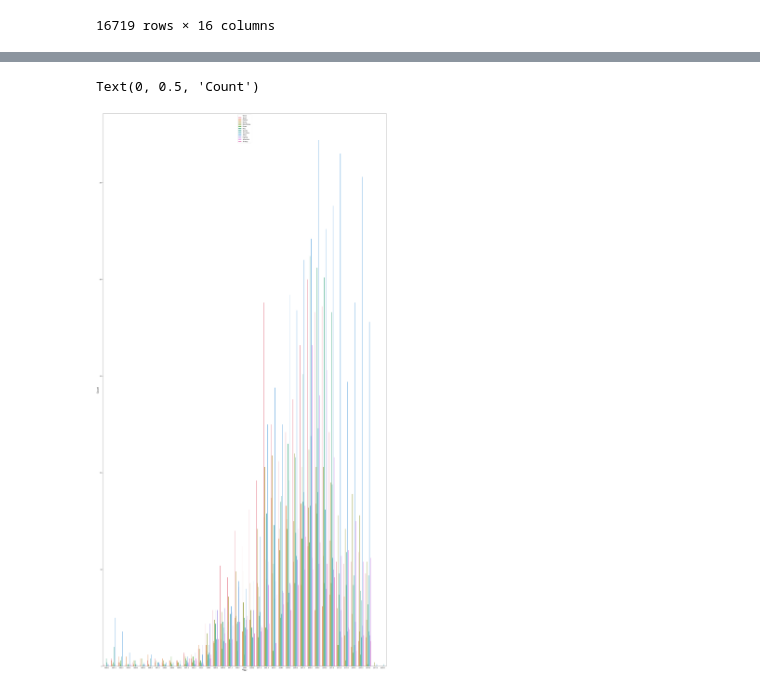
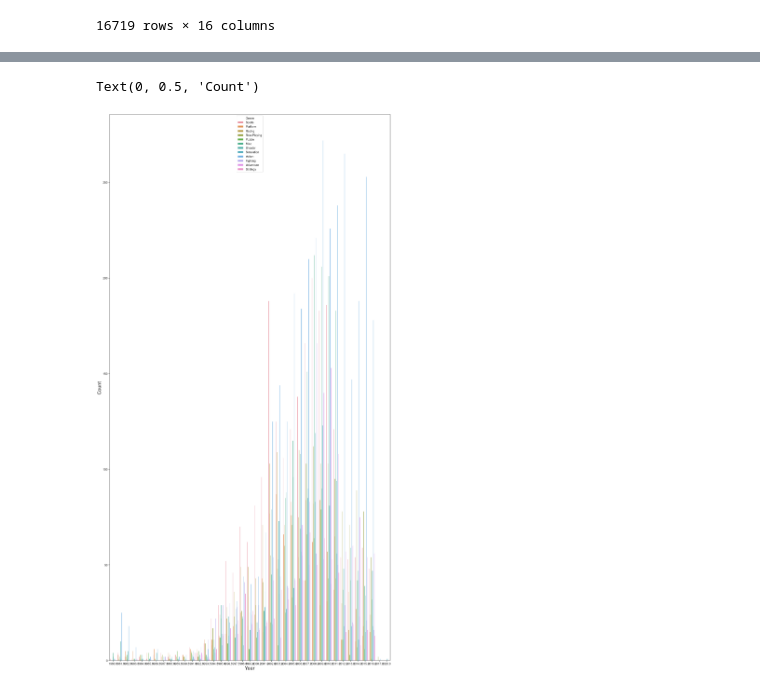
Before and after one commit to data301-2020-winter1/course-project-group_6010, a Jupyter notebook: analysis/ayaka/milestone2.ipynb, the cells around one changed output, grey strips where cells are left out. Saved outputs shown, nothing was run; the diff lists cells and outputs as text; code cells hidden in the pictures.

```diff
--- a/analysis/ayaka/milestone2.ipynb
+++ b/analysis/ayaka/milestone2.ipynb
@@ -7,8 +4,0 @@
-# %%
-import pandas as pd
-import numpy as np
-df=(
-    pd.read_csv('../../data/raw/Gamesales.csv')
-    .drop(['Critic_Score','Critic_Count', 'User_Score', 'User_Count', 'Developer' ,'Rating'],axis=1)
-)
-df
@@ -51,8 +9,9 @@ import sys, os
 sys.path.insert(0, os.path.abspath('..'))
 from scripts.project_functions import *
 
-df = load_and_process('../../data/raw/Gamesales.csv')
-df
+data ='../../data/raw/Gamesales.csv'
+dfu = unprocessed(data)
+dfu
 # %% [output]
 |  | Name | Platform | Year_of_Release | Genre | Publisher | NA_Sales | EU_Sales | JP_Sales | Other_Sales | ... |
 | 0 | Wii Sports | Wii | 2006.0 | Sports | Nintendo | 41.36 | 28.96 | 3.77 | 8.45 | ... |
@@ -141,10 +119,10 @@ KeyError: 'Genre'
 # %%
-fig_dims = (50, 100)
+fig_dims = (25, 50)
 
 fig, ax = plt.subplots(figsize=fig_dims)
 sns.countplot(x="Year_of_Release",data=df,ax =ax, hue = "Genre")
 plt.xlabel('Year',size=25)
 plt.ylabel('Count',size=25)
 # %% [output]
 Text(0, 0.5, 'Count')
-[figure, old version]
+[figure, new version]
```
Also changed, not shown: parts of 18 cells of this notebook.
